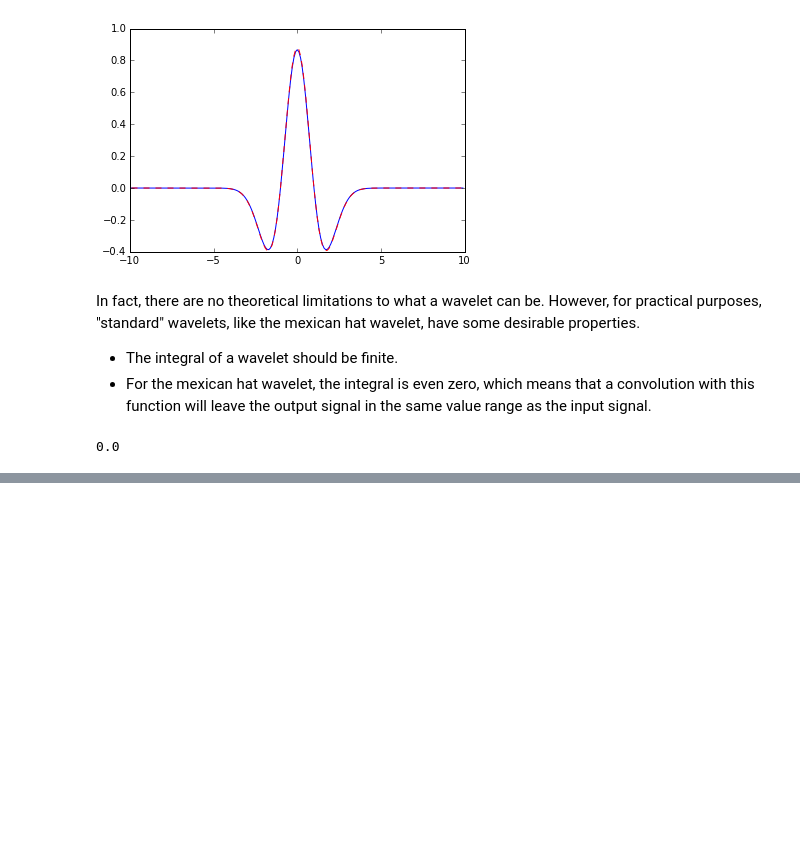
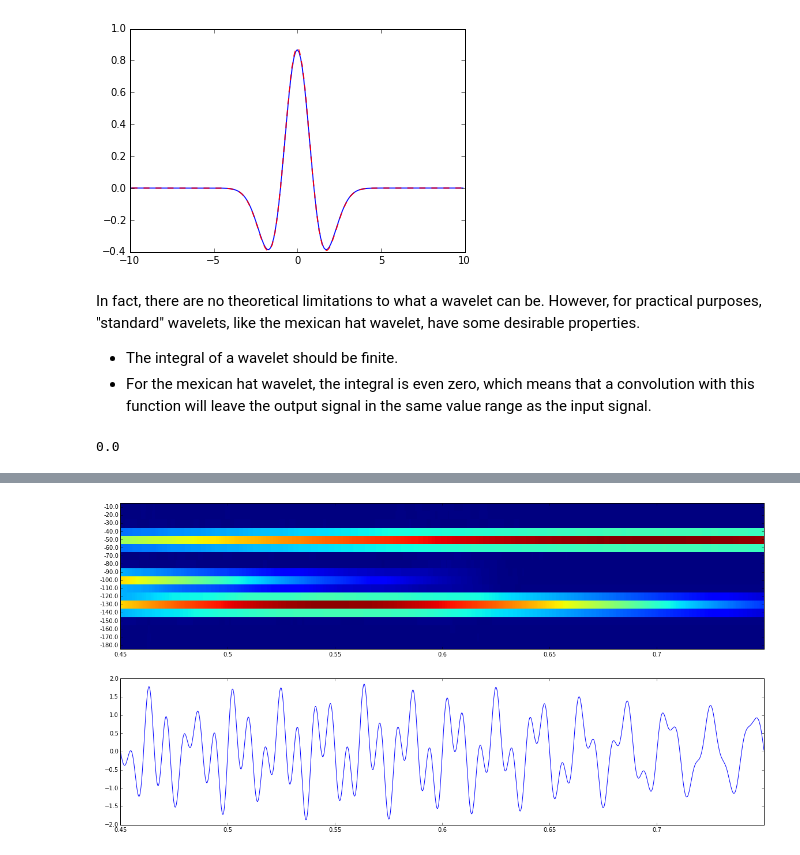
Before and after one commit to CSchoel/learn-wavelets, a Jupyter notebook: wavelet-introduction.ipynb, the cells around one changed output, grey strips where cells are left out. Cells and saved outputs as stored; diff of their text form; code cells hidden in the pictures; blank space fills up the shorter version.

```diff
--- a/wavelet-introduction.ipynb
+++ b/wavelet-introduction.ipynb
@@ -104,0 +118,33 @@ plt.subplot(212)
+# %%
+# note: the execution of this code block might take a few seconds
+def fourier_w(signal, window_size=1000):
+    out = np.zeros((len(signal),window_size))
+    window = hamming(window_size)
+    for i in range(window_size//2, len(signal)-window_size//2):
+        s = i - window_size//2
+        e = s + window_size
+        wsig = signal[s:e] * window
+        out[i,:] = np.abs(np.fft.fft(wsig))
+    return out
+
+s,e = 4000,8000 # range of signal
+wsize = 1000 # window size
+fs,fe = wsize-18,wsize # range of frequencies to plot
+
+fw = fourier_w(audio[s:e],window_size=wsize)
+fwcut = fw[wsize//2:-wsize//2,fs:fe]
+plt.figure(figsize=(20,10))
+plt.subplot(211)
+plt.pcolormesh(fwcut.T)
+yt = np.arange(0,len(fwcut[0]),1)
+plt.yticks(yt+0.5,(np.fft.fftfreq(wsize)*res)[yt+fs])
+xt = np.arange(0,len(fwcut),wsize//2)
+plt.xticks(xt,(xt+s+wsize//2)/res)
+plt.ylim(0,len(fwcut[0]))
+
+plt.subplot(212)
+plt.plot(audio[s+wsize//2:e-wsize//2])
+plt.xticks(xt, (xt+s+wsize//2)/res)
+plt.show()
+# %% [output]
+[figure, added]
```
Also changed, not shown: parts of 6 cells of this notebook.
